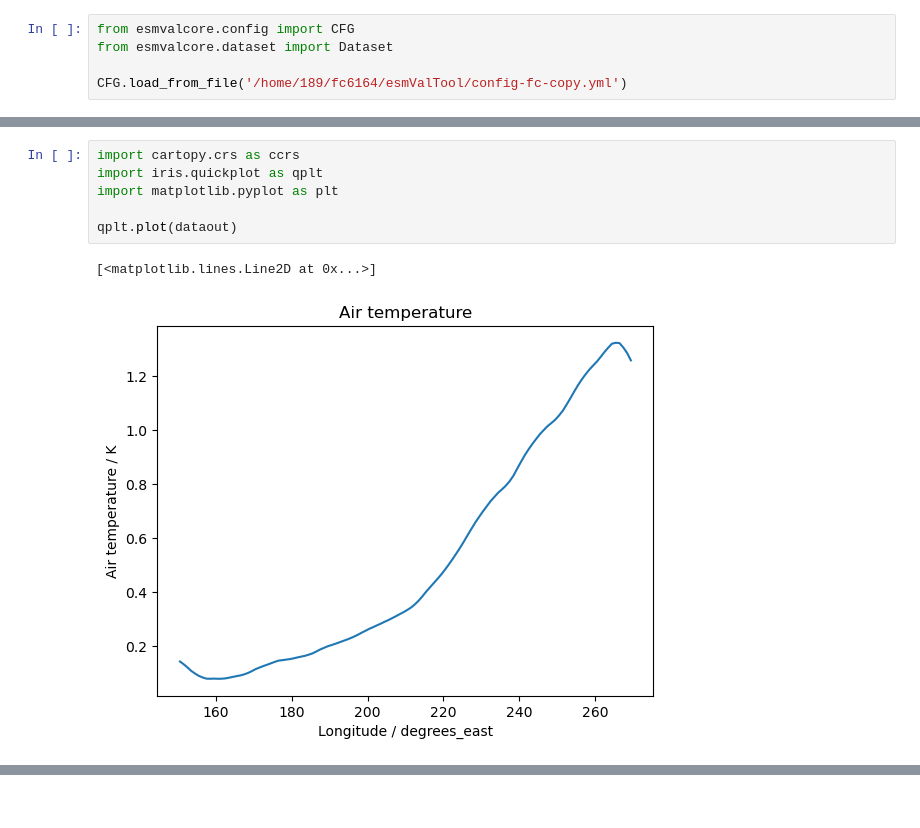
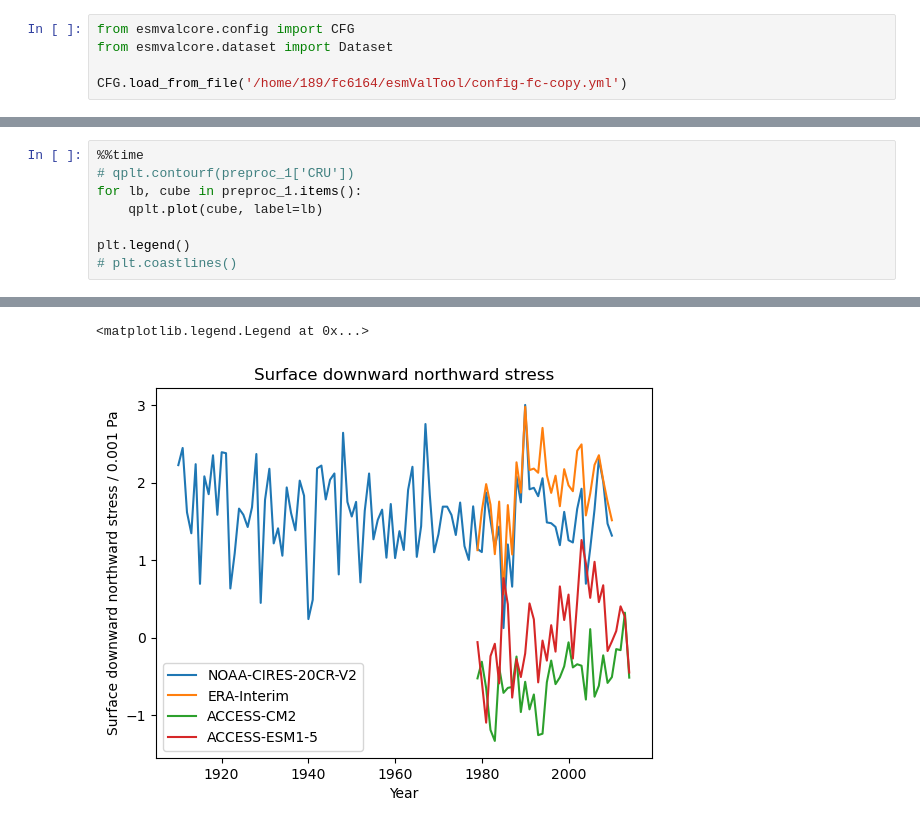
Before and after one commit to ACCESS-NRI/ENSO_recipes, a Jupyter notebook: fc/Observations.ipynb, the cells around one changed output, grey strips where cells are left out. Cells and saved outputs as stored; diff of their text form.

```diff
--- a/fc/Observations.ipynb
+++ b/fc/Observations.ipynb
@@ -168,9 +194,9 @@ Wall time: 4min 52s
-# %%
-import cartopy.crs as ccrs
-import iris.quickplot as qplt
-import matplotlib.pyplot as plt
-
-qplt.plot(dataout)
-# %% [output]
-[<matplotlib.lines.Line2D at 0x...>]
-[figure, removed]
+# %%
+%%time
+# qplt.contourf(preproc_1['CRU'])
+for lb, cube in preproc_1.items():
+    qplt.plot(cube, label=lb)
+
+plt.legend()
+# plt.coastlines()
+# %% [output]
@@ -176,0 +205,2 @@ qplt.plot(dataout)
+<matplotlib.legend.Legend at 0x...>
+[figure, added]
```
Also changed, not shown: parts of 9 cells of this notebook, 3 other files.
